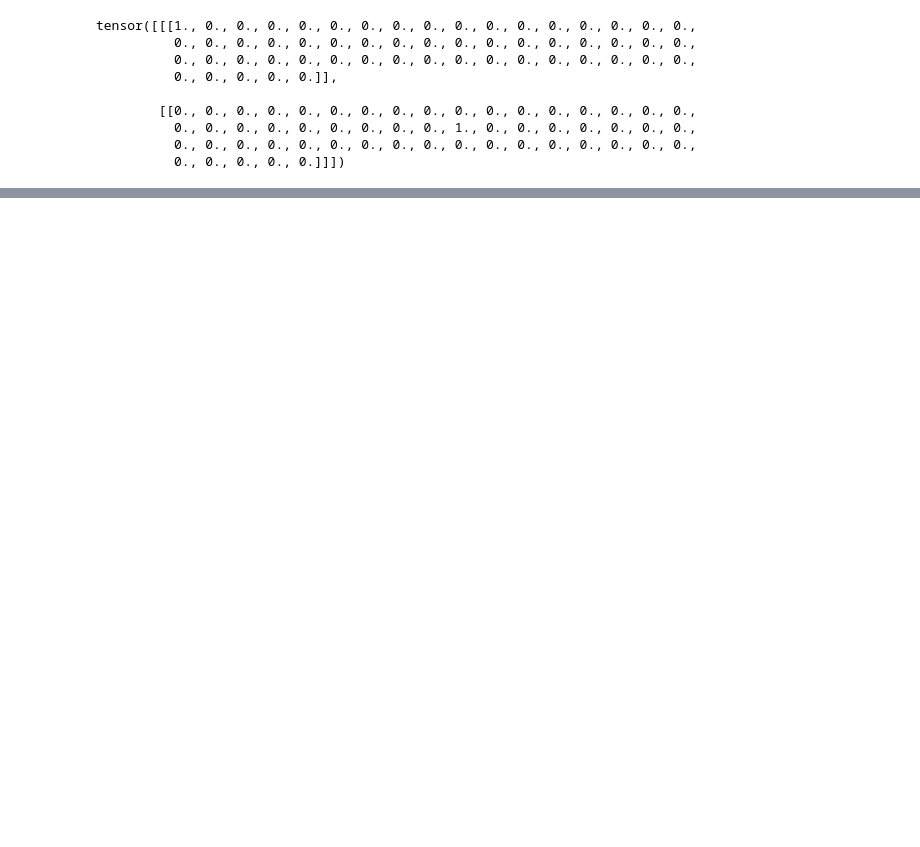
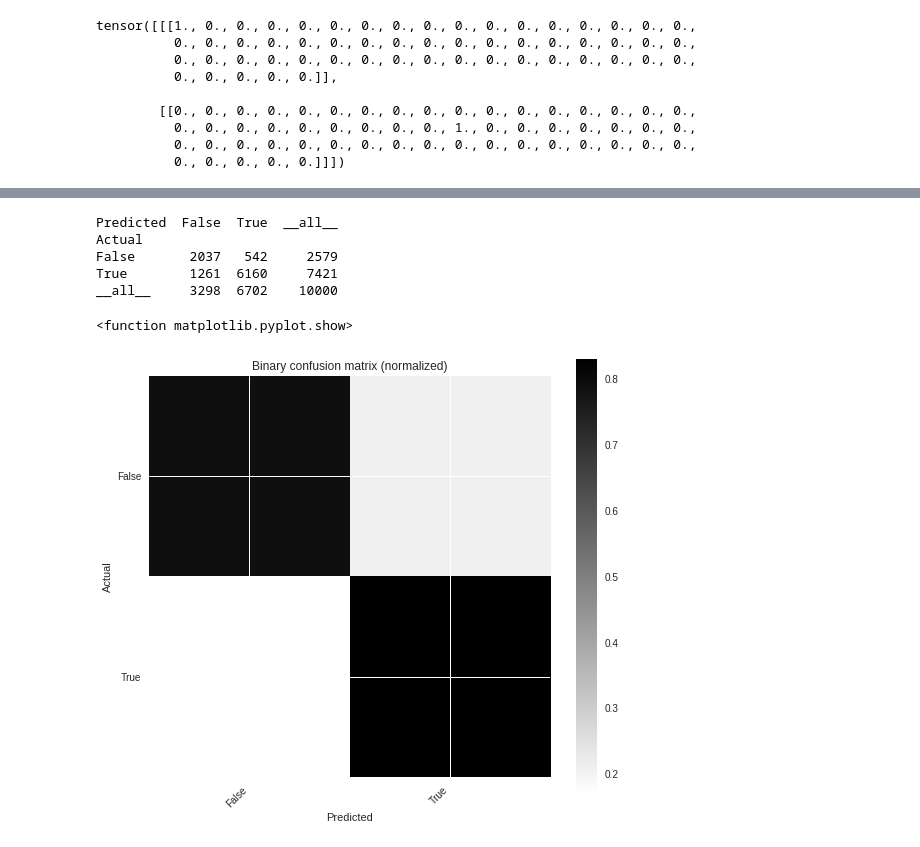
Before and after one commit to rahulsing/pytorch_demo, a Jupyter notebook: 07_RNN_Gender_By_Names_Prediction.ipynb, the cells around one changed output, grey strips where cells are left out. Cells and saved outputs as stored; diff of their text form; code cells hidden in the pictures; blank space fills up the shorter version.

```diff
--- a/07_RNN_Gender_By_Names_Prediction.ipynb
+++ b/07_RNN_Gender_By_Names_Prediction.ipynb
@@ -138,8 +138,8 @@ criterion=nn.NLLLoss()
 learning_rate=0.005
 # %%
 def output_to_gender(output):
-  top_n,top_index=output.topk()
-  pred_i=top_index(0).item()
+  top_n,top_index=output.topk(1)
+  pred_i=top_index[0].item()
 
   pred=genders[pred_i]
 
@@ -146,0 +202,25 @@ def output_to_gender(output):
+# %%
+n_confusion=10000
+
+prediction=[]
+actual=[]
+
+for _ in range(n_confusion):
+  i=random.randint(0,len(names_data)-1)
+
+  name=names_data.iloc[i][0]
+  name_in_tensor=name_to_tensor(name)
+
+  gender_idx=names_data.iloc[i][1]
+  gender_in_tensor=torch.LongTensor([gender_idx])
+
+  hidden=rnn.initHidden()
+
+
+  for j in range(name_in_tensor.size()[0]):
+    output,hidden=rnn(name_in_tensor[j],hidden)
+
+  pred=output_to_gender(output)
+
+  prediction.append(pred)
+  actual.append(genders[gender_idx])
@@ -146,0 +246,21 @@ def output_to_gender(output):
+# %%
+np_prediction=np.array(prediction)
+np_actual=np.array(actual)
+# %%
+cm=ConfusionMatrix(np.where(np_prediction=='Female',True,False),np.where(np_actual=='Female',True,False))
+
+cm
+# %% [output]
+Predicted  False  True  __all__
+Actual
+False       2037   542     2579
+True        1261  6160     7421
+__all__     3298  6702    10000
+# %%
+import matplotlib.pyplot as plt
+
+cm.plot(normalized=True)
+plt.show
+# %% [output]
+<function matplotlib.pyplot.show>
+[figure, added]
```
Also changed, not shown: parts of 8 cells of this notebook.
